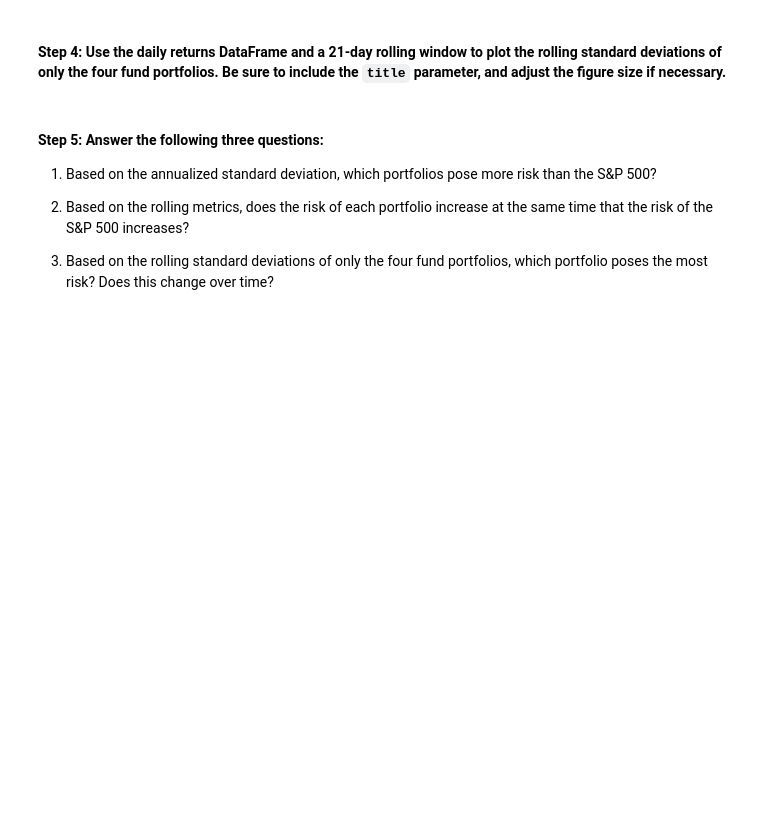
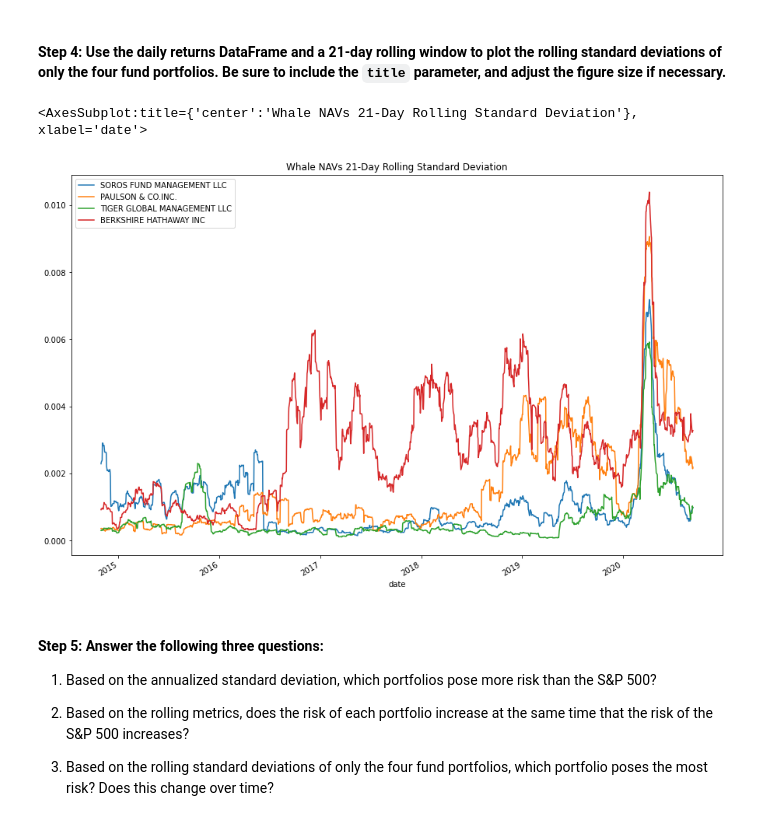
Before and after one commit to plefebvre1/module_4_challenge, a Jupyter notebook: risk_return_analysis.ipynb, the cells around one changed output. Saved outputs shown, nothing was run; the diff lists cells and outputs as text; code cells hidden in the pictures; blank space fills up the shorter version.

```diff
--- a/risk_return_analysis.ipynb
+++ b/risk_return_analysis.ipynb
@@ -252,7 +274,10 @@ Evaluate the risk profile of each portfolio by using the standard deviation and
 # %%
 # Using the daily return data and a 21-day rolling window, plot the rolling standard deviation of just the 4 portfolios.
 # Include a title parameter and adjust the figure size
-# YOUR CODE HERE
+daily_returns_df.drop(columns = ['S&P 500']).rolling(window = 21).std().plot(title = 'Whale NAVs 21-Day Rolling Standard Deviation',figsize = (15,10))
+# %% [output]
+<AxesSubplot:title={'center':'Whale NAVs 21-Day Rolling Standard Deviation'}, xlabel='date'>
+[figure, added]
 # %% [markdown]
 #### Step 5: Answer the following three questions:
 
```
Also changed, not shown: parts of 7 cells of this notebook.
